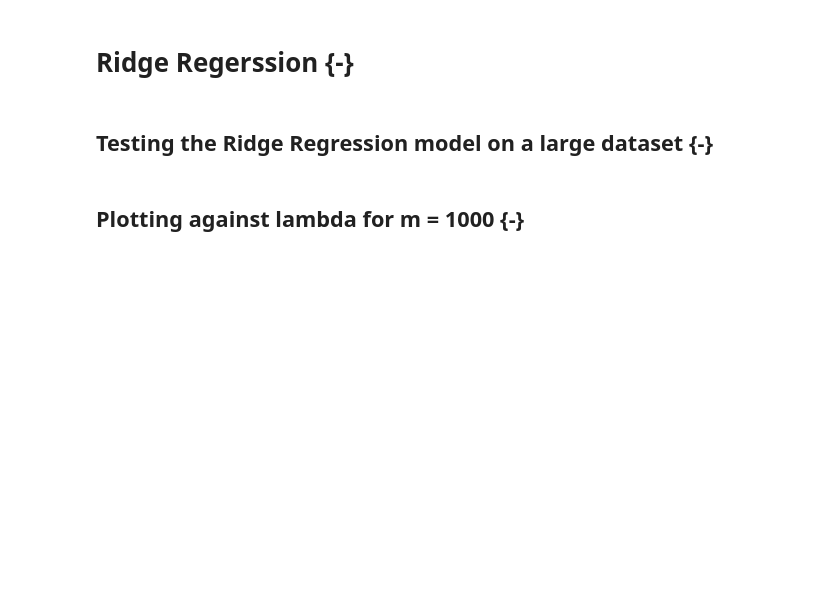
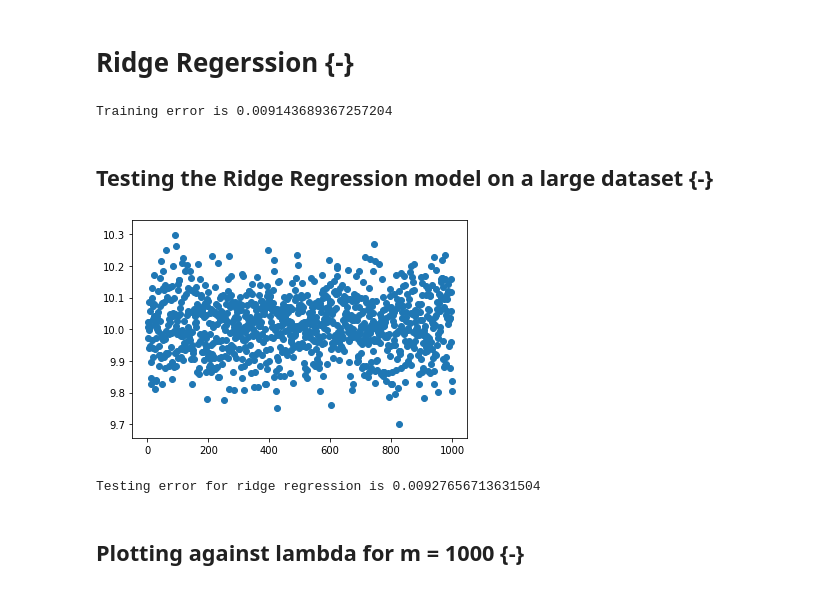
Before and after one commit to harsh-bhatt-25/ML_CS536, a Jupyter notebook: Assignment 5/Linear Regression.ipynb, the cells around one changed output. Drawn from its saved outputs; the diff is of its cells as text; code cells hidden in the pictures; blank space fills up the shorter version.

```diff
--- a/Assignment 5/Linear Regression.ipynb
+++ b/Assignment 5/Linear Regression.ipynb
@@ -147,14 +163,20 @@ rr = Ridge_Regression(0.0035)
 rr_weights = rr.ridge_regression(lr_x, lr_y)
 # %%
 ridge_prediction = rr.predict_ridge(lr_x, rr_weights)
-# Using L2 norm to find the error in the predictions.
-print("Training error is {}%".format(np.linalg.norm(ridge_prediction - lr_y)/1000))
+ridge_mse = (np.square(ridge_prediction - lr_y)).mean()
+print("Training error is {}".format(ridge_mse))
+# %% [output]
+Training error is 0.009143689367257204
 # %% [markdown]
 ## Testing the Ridge Regression model on a large dataset {-}
 # %%
-test_rr_x, test_rr_y = generate(10000)
+test_rr_x, test_rr_y = generate(1000)
 ridge_testing = rr.predict_ridge(test_rr_x, rr_weights)
-print("Testing error for ridge regression is {}%".format(np.linalg.norm(ridge_testing - test_rr_y)/10000))
+ridge_testing_mse = (np.square(ridge_testing - test_rr_y)).mean()
+print("Testing error for ridge regression is {}".format(ridge_testing_mse))
+# %% [output]
+[figure, added]
+Testing error for ridge regression is 0.00927656713631504
 # %% [markdown]
 ## Plotting against lambda for m = 1000 {-}
 # %%
```
Also changed, not shown: parts of 45 cells of this notebook, 1 other file.
